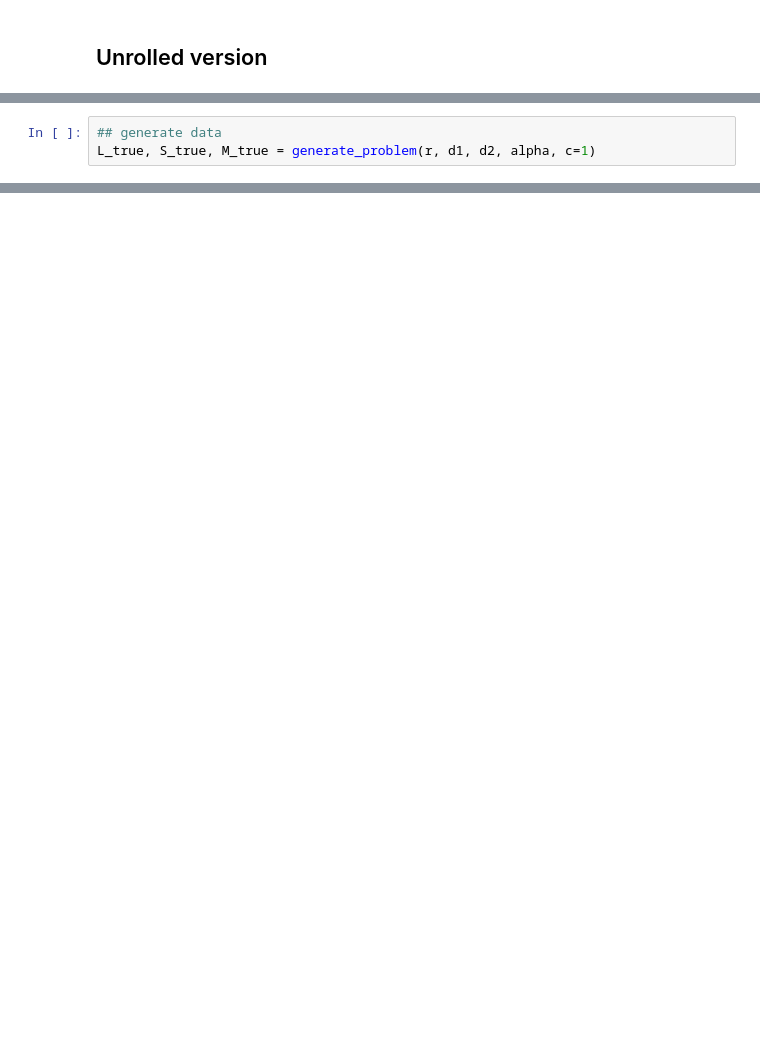
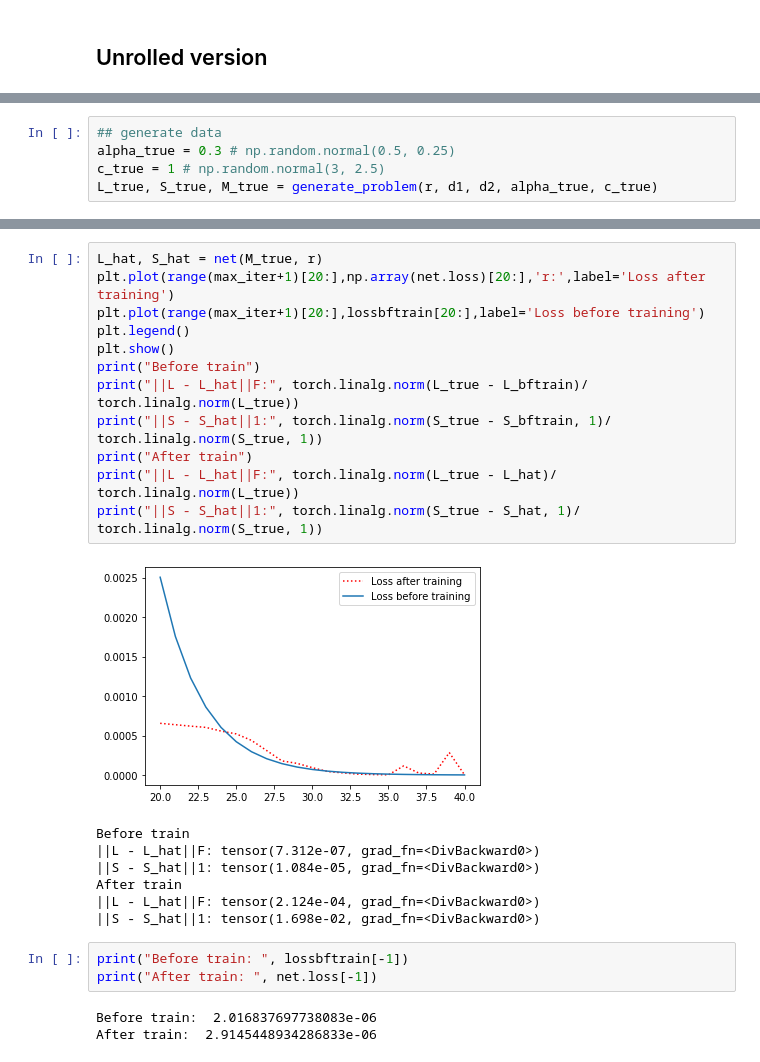
Before and after one commit to elitanzc/FYP, a Jupyter notebook: Learned_AccAltProj.ipynb, the cells around one changed output, grey strips where cells are left out. Drawn from its saved outputs; the diff is of its cells as text; blank space fills up the shorter version.

```diff
--- a/Learned_AccAltProj.ipynb
+++ b/Learned_AccAltProj.ipynb
@@ -234,3 +238,5 @@ alpha = 0.4
 # %%
 ## generate data
-L_true, S_true, M_true = generate_problem(r, d1, d2, alpha, c=1)
+alpha_true = 0.3 # np.random.normal(0.5, 0.25)
+c_true = 1 # np.random.normal(3, 2.5)
+L_true, S_true, M_true = generate_problem(r, d1, d2, alpha_true, c_true)
@@ -241,0 +303,26 @@ lossbftrain=np.array(net.loss)
+# %%
+L_hat, S_hat = net(M_true, r)
+plt.plot(range(max_iter+1)[20:],np.array(net.loss)[20:],'r:',label='Loss after training')
+plt.plot(range(max_iter+1)[20:],lossbftrain[20:],label='Loss before training')
+plt.legend()
+plt.show()
+print("Before train")
+print("||L - L_hat||F:", torch.linalg.norm(L_true - L_bftrain)/ torch.linalg.norm(L_true))
+print("||S - S_hat||1:", torch.linalg.norm(S_true - S_bftrain, 1)/ torch.linalg.norm(S_true, 1))
+print("After train")
+print("||L - L_hat||F:", torch.linalg.norm(L_true - L_hat)/ torch.linalg.norm(L_true))
+print("||S - S_hat||1:", torch.linalg.norm(S_true - S_hat, 1)/ torch.linalg.norm(S_true, 1))
+# %% [output]
+[figure, added]
+Before train
+||L - L_hat||F: tensor(7.312e-07, grad_fn=<DivBackward0>)
+||S - S_hat||1: tensor(1.084e-05, grad_fn=<DivBackward0>)
+After train
+||L - L_hat||F: tensor(2.124e-04, grad_fn=<DivBackward0>)
+||S - S_hat||1: tensor(1.698e-02, grad_fn=<DivBackward0>)
+# %%
+print("Before train: ", lossbftrain[-1])
+print("After train: ", net.loss[-1])
+# %% [output]
+Before train:  2.016837697738083e-06
+After train:  2.9145448934286833e-06
```
Also changed, not shown: parts of 20 cells of this notebook, 1 other file.
